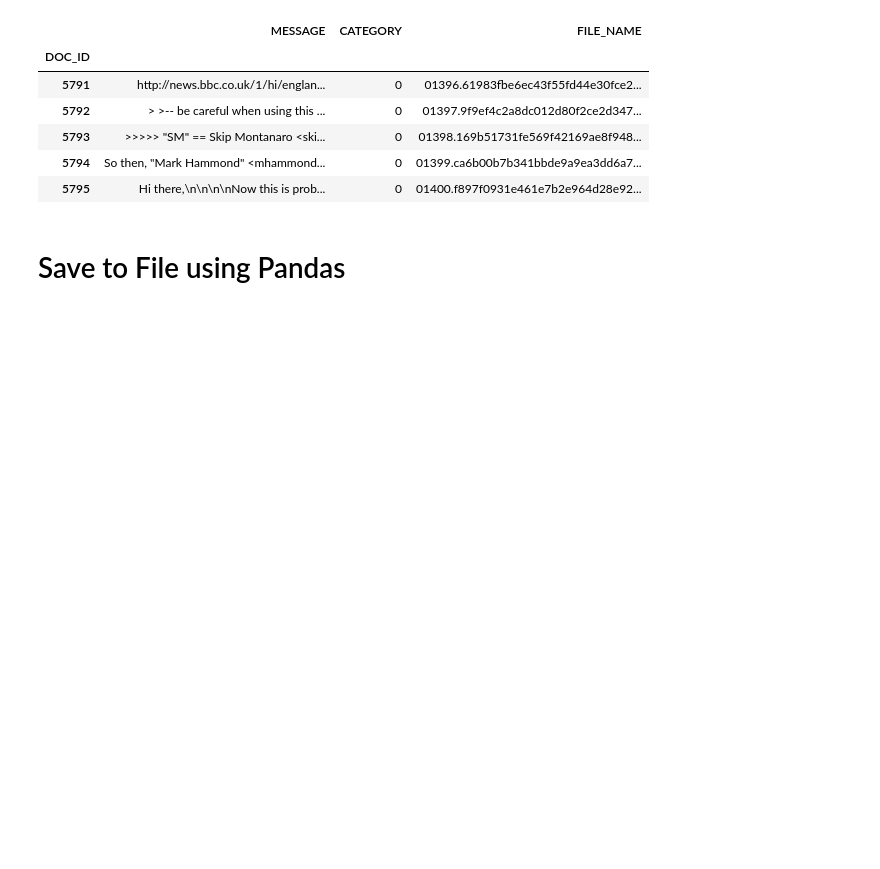
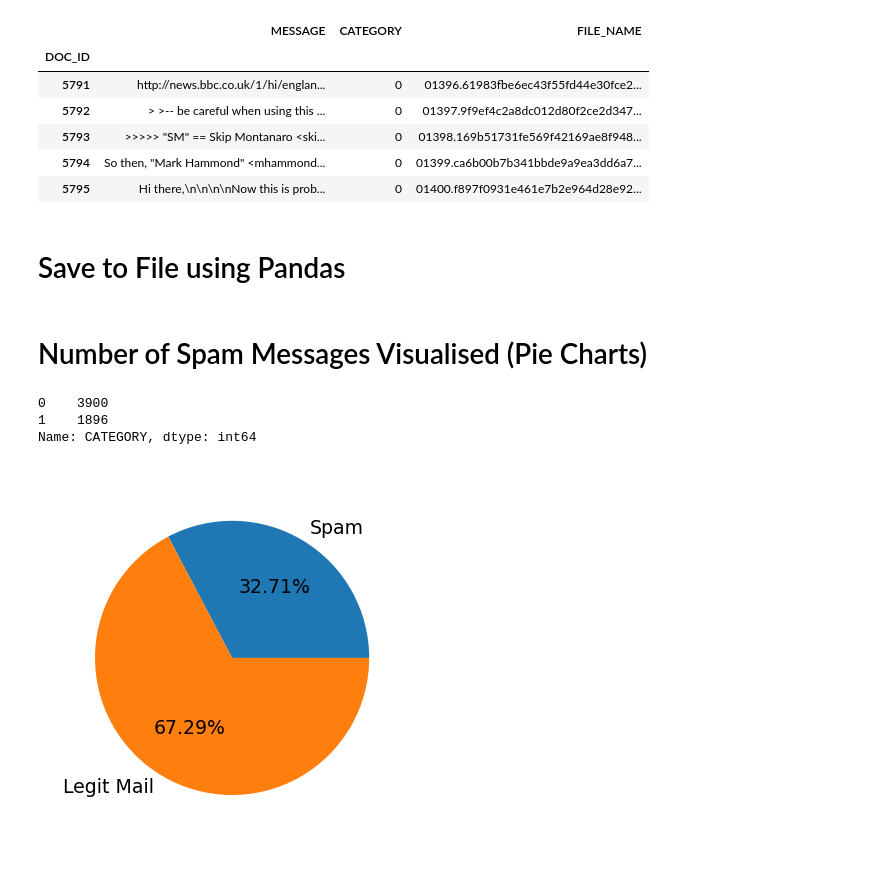
Before and after one commit to abhijoshi2k/spam-email-classification, a Jupyter notebook: Bayes Classifier.ipynb, the cells around one changed output. Saved outputs shown, nothing was run; the diff lists cells and outputs as text; code cells hidden in the pictures; blank space fills up the shorter version.

```diff
--- a/Bayes Classifier.ipynb
+++ b/Bayes Classifier.ipynb
@@ -253,3 +257,24 @@ data.tail()
 # Save to File using Pandas
 # %%
 data.to_json(DATA_JSON_FILE)
+# %% [markdown]
+# Number of Spam Messages Visualised (Pie Charts)
+# %%
+data.CATEGORY.value_counts()
+# %% [output]
+0    3900
+1    1896
+Name: CATEGORY, dtype: int64
+# %%
+amount_of_spam = data.CATEGORY.value_counts()[1]
+amount_of_ham = data.CATEGORY.value_counts()[0]
+# %%
+category_names = ['Spam', 'Legit Mail']
+sizes = [amount_of_spam, amount_of_ham]
+
+plt.figure(figsize=(2, 2), dpi=227)
+
+plt.pie(sizes, labels=category_names, textprops={'fontsize': 6}, startangle=0, autopct='%1.2f%%')
+plt.show()
+# %% [output]
+[figure, added]
```
Also changed, not shown: parts of 5 cells of this notebook.
